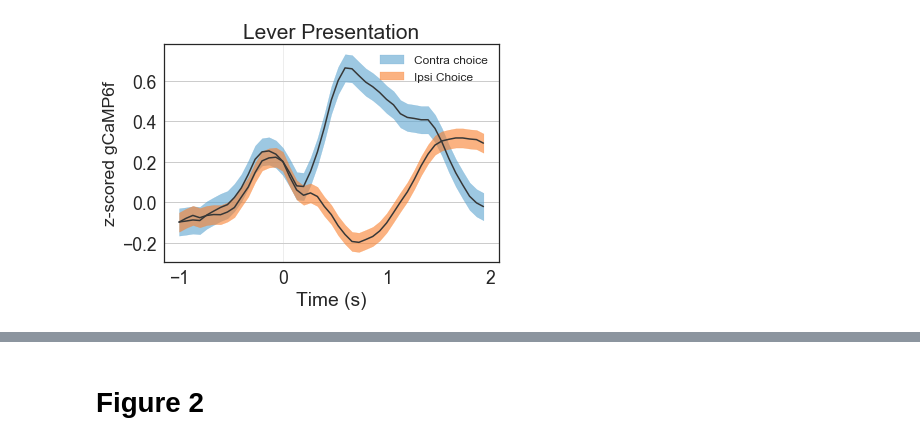
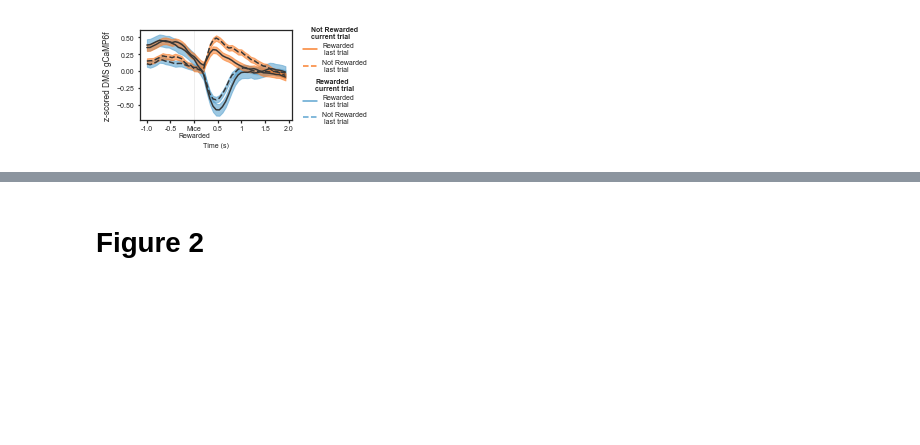
Before and after one commit to rachelstephlee/qlearning, a Jupyter notebook: Paper_V2.ipynb, the cells around one changed output, grey strips where cells are left out. Cells and saved outputs as stored; diff of their text form; code cells hidden in the pictures; blank space fills up the shorter version.

Commit message:
figures updated and scaled correctly

```diff
--- a/Paper_V2.ipynb
+++ b/Paper_V2.ipynb
@@ -122,0 +137,10 @@ for df_i in [df_corr_DMS, df_corr_NaC]:
+# %%
+df_corr_DMS['ChangedBlock'] = (df_corr_DMS['HighProb'].shift(1) != df_corr_DMS['HighProb']) & (df_corr_DMS['HighProb'] == 'Ips')
+df_corr_DMS['ChangedBlock'][0] = False # first one is just N/A
+Trials_with_Switch = np.array(np.where(df_corr_DMS['ChangedBlock'] == True))[0]
+
+df_corr_DMS['TrialsAfterSwitch'] = np.nan
+df_corr_DMS['TrialsBeforeSwitch'] = np.nan
+
+df_corr_DMS.loc[Trials_with_Switch]['TrialsAfterSwitch'] = 0
+df_corr_DMS.loc[Trials_with_Switch]['TrialsBeforeSwitch'] = 0
@@ -122,0 +151,6 @@ for df_i in [df_corr_DMS, df_corr_NaC]:
+# %%
+for i in np.flip(np.arange(11), 0):
+    forward = np.array([min(trial,len(df_corr_DMS) - 1) for trial in Trials_with_Switch + i])
+    backward = np.array([max(trial,0) for trial in Trials_with_Switch - i])
+    df_corr_DMS.loc[forward, 'TrialsAfterSwitch'] = np.round(i)
+    df_corr_DMS.loc[backward,'TrialsBeforeSwitch'] = np.round(i)
@@ -125,41 +737,64 @@ for df_i in [df_corr_DMS, df_corr_NaC]:
 # %%
-sz = 12
-categories = ['Con', 'Ips']
-column = 'Action'
-cat_names = ['Contra choice', 'Ipsi Choice']
+categories = [0, 1]
+column = 'Reward'
+cat_names = ['Rewarded', 'Not Rewarded']
 
-ax = plt.gca()
+figure = plt.figure(figsize=(4, 2))
+
+
+ax =  plt.gca()
 palettes = [ 'Blues', 'Oranges']
 
-timelocked = 'g_np'
+timelocked = 'g_reward'
+lines = np.arange(2)
+line_styles = ['--', '-']
+
 
 
 for subcat_i, [subcat_name, subcat, palette] in enumerate(zip(cat_names, categories, palettes)):
-    df_src = df_corr_DMS[(df_corr_DMS[column] == subcat)]
-    color_palette = sns.color_palette(palette, 10)
-
-    gcamp = np.vstack(df_src[timelocked])
-    x = np.arange(-LEN_BEFORE/15, LEN_AFTER/ 15, 1/15)
-    y = np.mean(gcamp, axis = 0)
-    col = color_palette[5]
-    lw = 1.5
-
-    error = np.std(y, axis = 0) / np.sqrt(NS)
-    ax.plot(x, y, color = '#363737', linewidth = lw)
-    ax.fill_between(x, y-error, y+error, color = col, alpha = 0.6, label = subcat_name)
 
 
 
+    df_src = df_corr_DMS[df_corr_DMS[column] == subcat]
+    color_palette = sns.color_palette(palette, 10)
+    for l_i, col in zip(lines, color_palette):
 
-plt.ylabel('z-scored gCaMP6f', size = 'small')
+        gcamp = np.vstack(df_src[(df_src['Reward_last'] == l_i) & (df_src['Stay/Leave'] == 'stay')][timelocked])
+        x = np.arange(-LEN_BEFORE/15, LEN_AFTER/ 15, 1/15)
+        y = np.mean(gcamp, axis = 0)
+        col = color_palette[5]
+        lw = 1.5
+        ls_i = line_styles[l_i]
+
+        error = np.std(y, axis = 0) / np.sqrt(NS)
+        ax.plot(x, y, color = '#363737', linestyle = ls_i, linewidth = lw)
+
+        ax.fill_between(x, y-error, y+error, color = col, alpha = 0.6)
+
+    ln1, = ax.plot([], color = color_palette[5], linestyle = line_styles[1], label = 'Rewarded\n last trial')
+    ln2, = ax.plot([], color = color_palette[5], linestyle = line_styles[0], label = 'Not Rewarded\n last trial')
+
+    lgd = plt.legend(bbox_to_anchor=(1.05, 0.5), handles = [ln1, ln2],
+                                 fontsize = SZ, loc = subcat_i+2, borderaxespad=0., title = subcat_name + '\ncurrent trial', frameon=False) #  bbox_to_anchor=(0.5,0.7))
+    plt.setp(lgd.get_title(),fontsize=SZ, weight = 'bold')
+    if subcat_i == 0:
+        ax.add_artist(lgd)
+
+plt.ylabel('z-scored DMS gCaMP6f', size = 'small')
+ax.tick_params(labelsize = SZ, length = 2.5)
+
+ax.set_xticklabels(['-1.0', '-1.0', '-0.5', 'Mice\nRewarded', '0.5', '1', '1.5', '2.0'])
 
 
-
-ax.yaxis.grid(True)
+# ax.yaxis.grid(True)
 ax.axvline(0, color = 'lightgray', alpha = 0.5, zorder = 0, lw = 0.8), # ls = ':'
 
-ax.set_xlabel('Time (s)')
+ax.set_xlabel('Time (s)', size = SZ)
+plt.tight_layout()
 
-plt.legend( fontsize = sz)
-ax.set_title('Lever Presentation')
+# ax.set_title('Timelocked to Reward')
+
+plt.savefig('figs/FigS1', dpi=200)
+
+print('Done')
 # %% [output]
@@ -167 +802 @@ Text(0.5,1,'Lever Presentation')
-[figure, old version]
+[figure, new version]
```
Also changed, not shown: parts of 29 cells of this notebook.
